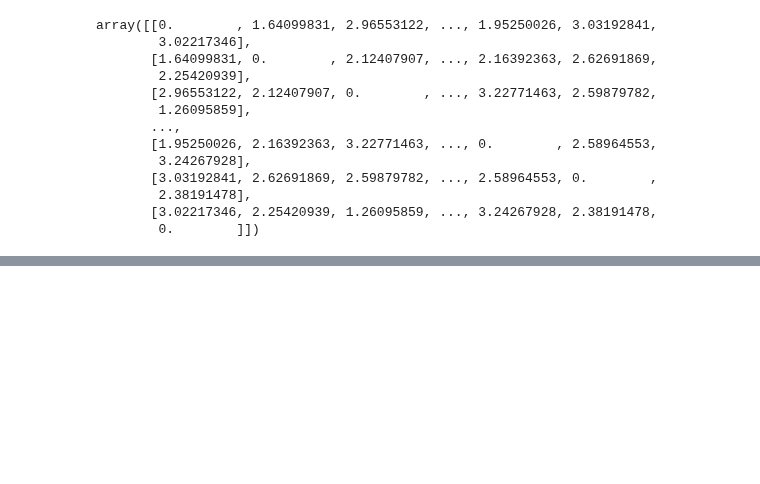
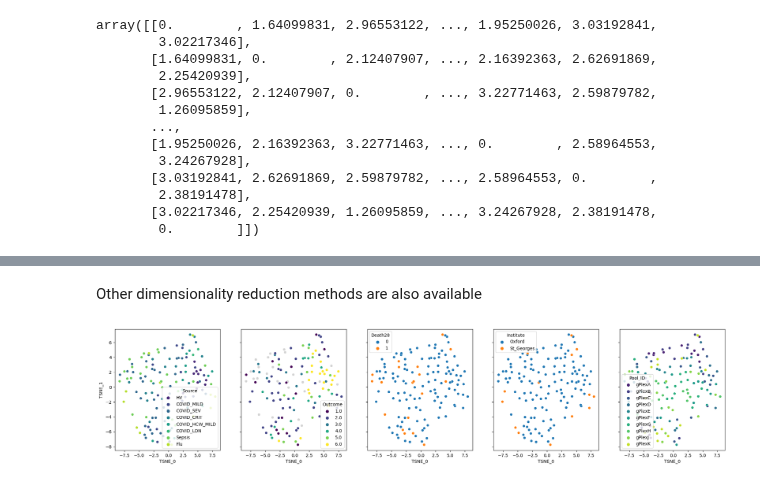
Before and after one commit to lueckenlab/patpy, a Jupyter notebook: docs/notebooks/representation_methods_example.ipynb, the cells around one changed output, grey strips where cells are left out. Saved outputs shown, nothing was run; the diff lists cells and outputs as text; code cells hidden in the pictures; blank space fills up the shorter version.

```diff
--- a/docs/notebooks/representation_methods_example.ipynb
+++ b/docs/notebooks/representation_methods_example.ipynb
@@ -175,0 +204,6 @@ OMP: Info #276: omp_set_nested routine deprecated, please use omp_set_max_active
+# %% [markdown]
+Other dimensionality reduction methods are also available
+# %%
+pseudobulk.plot_embedding(method="TSNE", metadata_cols=samples_metadata_cols);
+# %% [output]
+[figure, added]
```
Also changed, not shown: parts of 44 cells of this notebook.
